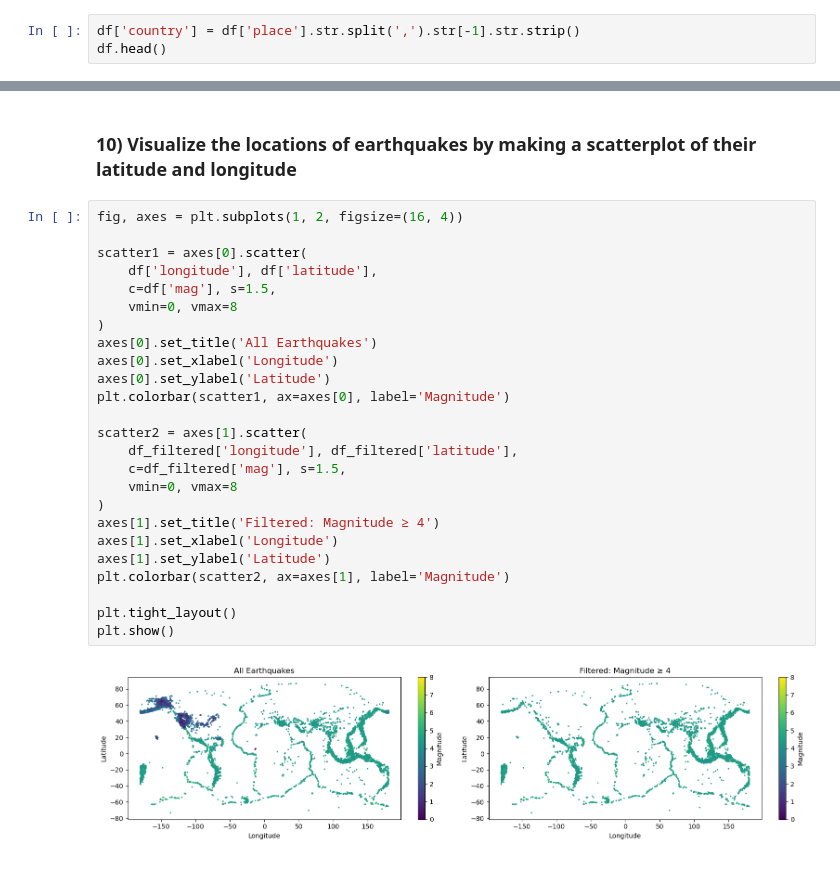
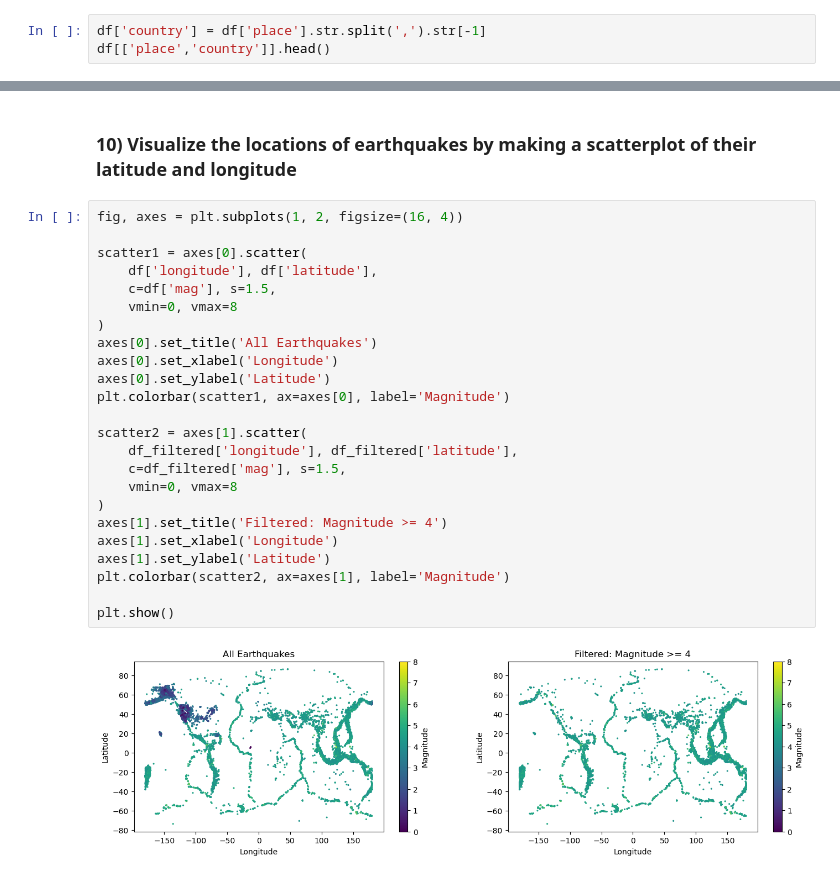
Before and after one commit to celinaglzxp/Assignment_computing_methods, a Jupyter notebook: A7_Pandas.ipynb, the cells around one changed output, grey strips where cells are left out. Drawn from its saved outputs; the diff is of its cells as text.

```diff
--- a/A7_Pandas.ipynb
+++ b/A7_Pandas.ipynb
@@ -93,6 +119,6 @@ df.nlargest(20, 'mag')
 # %% [markdown]
 ### 5) Extract the state or country using Pandas text data functions
 # %%
-df['country'] = df['place'].str.split(',').str[-1].str.strip()
-df.head()
+df['country'] = df['place'].str.split(',').str[-1]
+df[['place','country']].head()
 # %% [output]
@@ -177,27 +206,26 @@ plt.show()
 # %%
 fig, axes = plt.subplots(1, 2, figsize=(16, 4))
 
 scatter1 = axes[0].scatter(
     df['longitude'], df['latitude'],
     c=df['mag'], s=1.5,
     vmin=0, vmax=8
 )
 axes[0].set_title('All Earthquakes')
 axes[0].set_xlabel('Longitude')
 axes[0].set_ylabel('Latitude')
 plt.colorbar(scatter1, ax=axes[0], label='Magnitude')
 
 scatter2 = axes[1].scatter(
     df_filtered['longitude'], df_filtered['latitude'],
     c=df_filtered['mag'], s=1.5,
     vmin=0, vmax=8
 )
-axes[1].set_title('Filtered: Magnitude ≥ 4')
+axes[1].set_title('Filtered: Magnitude >= 4')
 axes[1].set_xlabel('Longitude')
 axes[1].set_ylabel('Latitude')
 plt.colorbar(scatter2, ax=axes[1], label='Magnitude')
 
-plt.tight_layout()
 plt.show()
 # %% [output]
-[figure, old version]
+[figure, new version]
```
Also changed, not shown: parts of 12 cells of this notebook.
